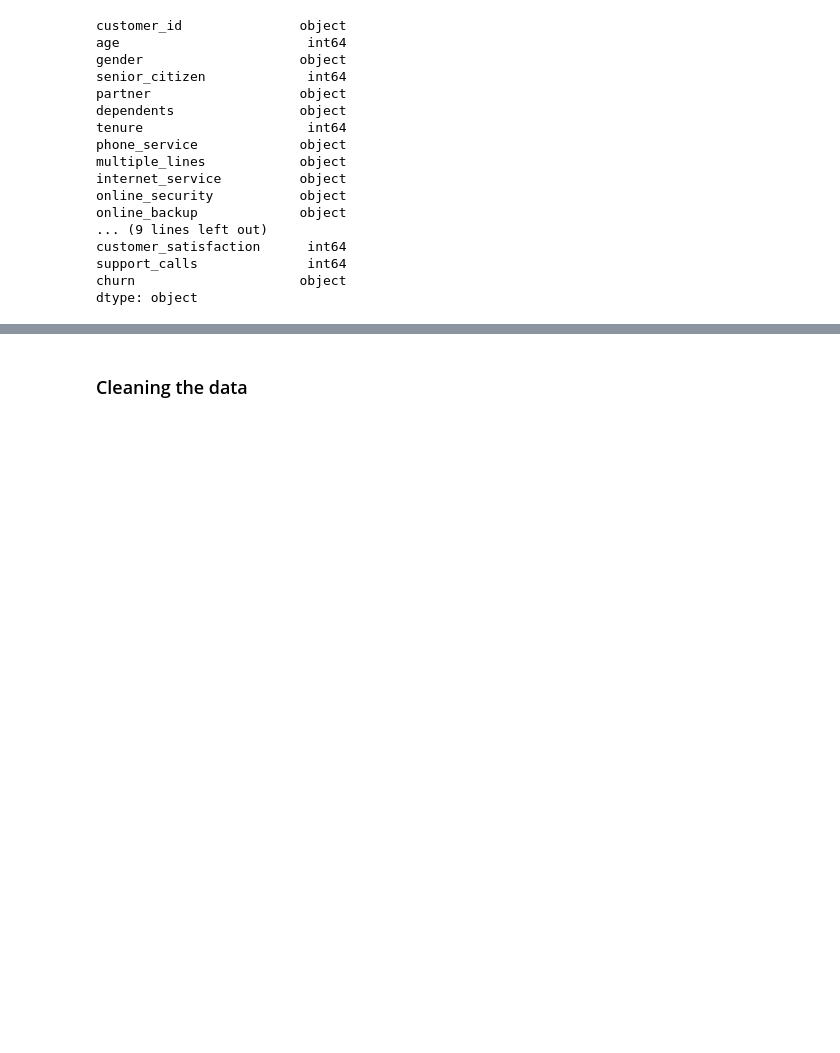
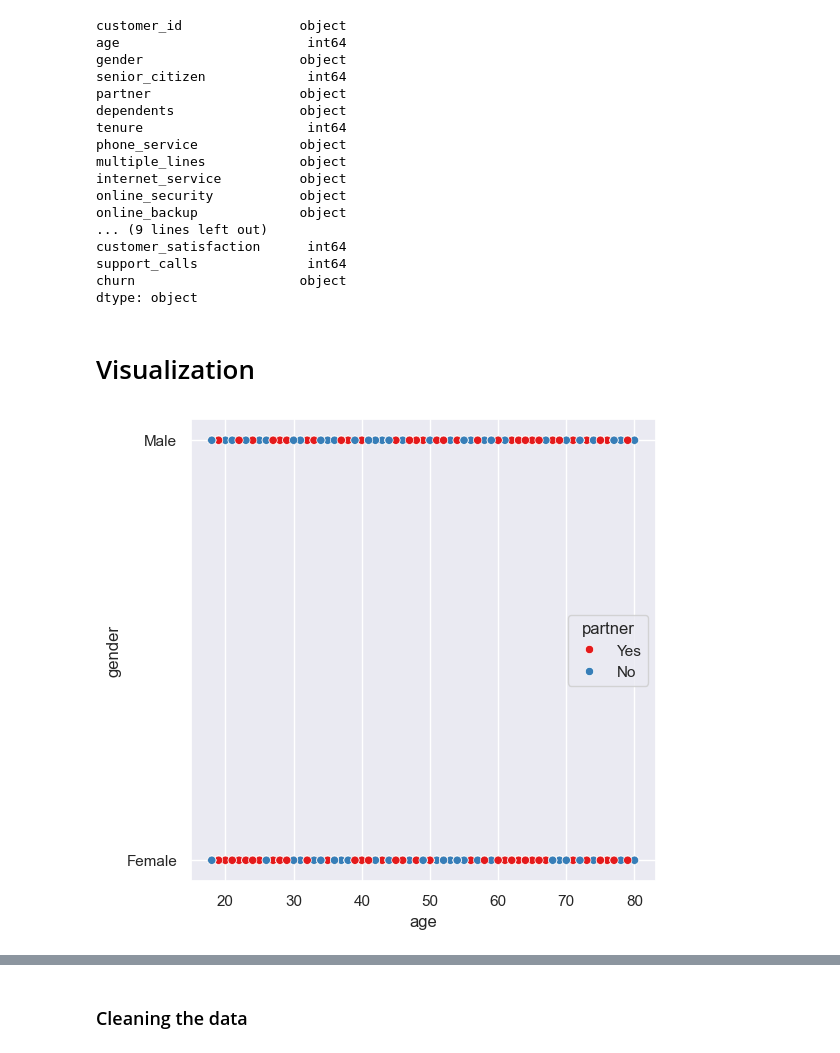
Before and after one commit to mayan05/ML_F_PES2UG23CS332_MAYAN-SEQUEIRA, a Jupyter notebook: ML_LAB1_Assignment/cs1.ipynb, the cells around one changed output, grey strips where cells are left out. Saved outputs shown, nothing was run; the diff lists cells and outputs as text; code cells hidden in the pictures; blank space fills up the shorter version.

Commit message:
visual added

```diff
--- a/ML_LAB1_Assignment/cs1.ipynb
+++ b/ML_LAB1_Assignment/cs1.ipynb
@@ -92,3 +90,5 @@ customer_satisfaction      int64
 support_calls              int64
 churn                     object
 dtype: object
+# %% [markdown]
+# Visualization
@@ -94,0 +98,7 @@ dtype: object
+# %%
+sns.set_theme(style="darkgrid")
+plt.figure(figsize=(6,6))
+sns.scatterplot(x='age', y='gender', data=df, hue='partner', palette='Set1')
+plt.show()
+# %% [output]
+[figure, added]
```
Also changed, not shown: parts of 5 cells of this notebook.
